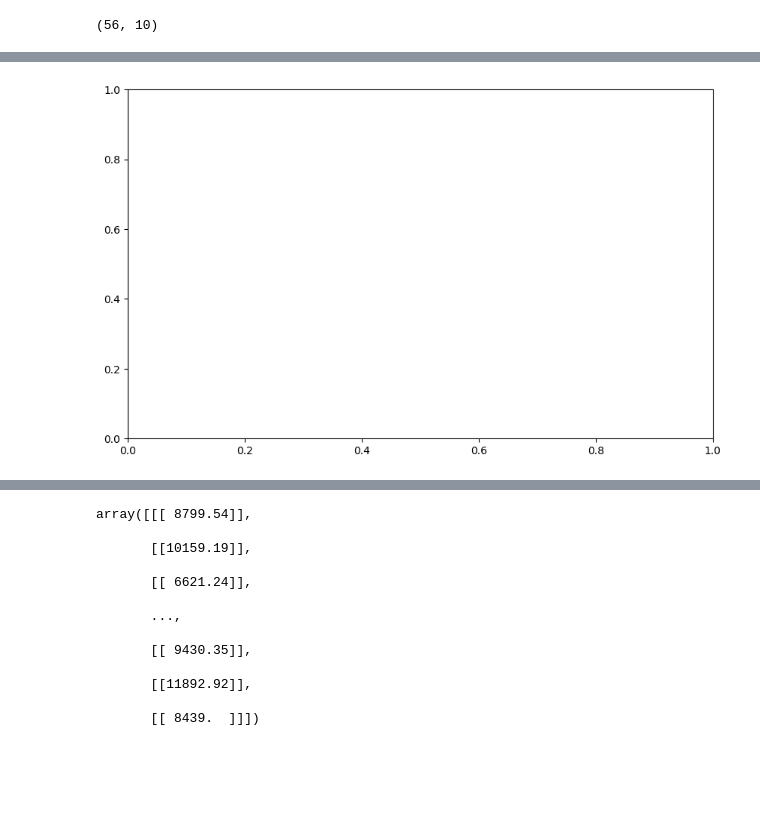
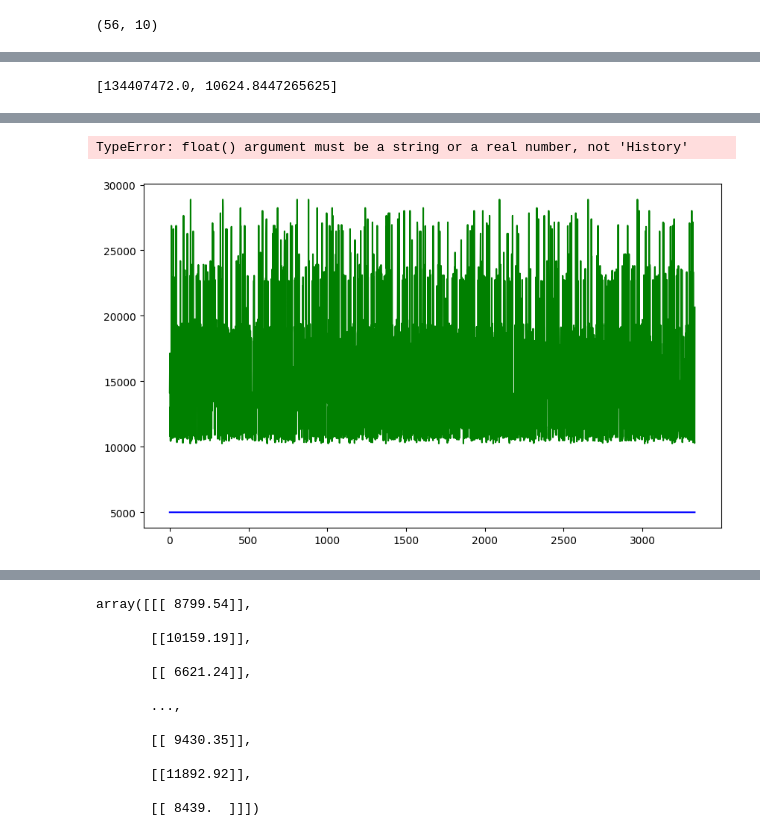
Before and after one commit to egppp/cryptoteller, a Jupyter notebook: LSTM MULTIPLE FEATURES MODELS/LST_MODEL(LIKE_THE CHALLENGE).ipynb, the cells around one changed output, grey strips where cells are left out. Cells and saved outputs as stored; diff of their text form; code cells hidden in the pictures; blank space fills up the shorter version.

```diff
--- a/LSTM MULTIPLE FEATURES MODELS/LST_MODEL(LIKE_THE CHALLENGE).ipynb
+++ b/LSTM MULTIPLE FEATURES MODELS/LST_MODEL(LIKE_THE CHALLENGE).ipynb
@@ -74,7 +74,7 @@ N_FEATURES = 10
 # (2 years will be used for train, 1 for test!)       #
 # --------------------------------------------------- #
 
-FOLD_LENGTH = 4 * 365 * 1  # every 6 hrs x 4 = 24h
+FOLD_LENGTH = 40  # every 6 hrs x 4 = 24h
 # three years
 
 # --------------------------------------------------- #
@@ -287,6 +293,6 @@ X_test_i, y_test_i = get_Xi_yi(fold_test, INPUT_LENGTH, OUTPUT_LENGTH)
 # %%
-# N_TRAIN = 6666  # number_of_sequences_train
-# N_TEST = 3333  # number_of_sequences_test
+N_TRAIN = 3000  # number_of_sequences_train
+N_TEST = 1000  # number_of_sequences_test
 
-# X_train, y_train = get_X_y(fold_train, N_TRAIN, INPUT_LENGTH, OUTPUT_LENGTH)
-# X_test, y_test = get_X_y(fold_test, N_TEST, INPUT_LENGTH, OUTPUT_LENGTH)
+X_train, y_train = get_X_y(fold_train, N_TRAIN, INPUT_LENGTH, OUTPUT_LENGTH)
+X_test, y_test = get_X_y(fold_test, N_TEST, INPUT_LENGTH, OUTPUT_LENGTH)
@@ -406,7 +412,7 @@ def fit_model(model: tf.keras.Model, verbose=1) -> Tuple[tf.keras.Model, dict]:
                         validation_split=0.3,
                         shuffle=False,
                         batch_size=32,
-                        epochs=50,
+                        epochs=20,
                         callbacks=[es],
                         verbose=verbose)
 
@@ -476,3 +463,7 @@ The LSTM MAE on the test set is equal to 8702.24 Dollars
+# %%
+res
+# %% [output]
+[134407472.0, 10624.8447265625]
 # %%
 import matplotlib.pyplot as plt
 
@@ -480,10 +471,10 @@ import matplotlib.pyplot as plt
 plt.figure(figsize=(10, 6))
 
 # Graficar y_train en color azul
-plt.plot(y_train, color='blue', label='y_train')
+plt.plot(model.predict(X_test).reshape(-1,), color='blue', label='y_train')
 
 # Graficar y_test en color verde
-plt.plot(y_test, color='green', label='y_test')
+plt.plot(y_test.reshape(-1,), color='green', label='y_test')
 
 # Graficar history en color rojo
 plt.plot(history, color='red', label='history')
@@ -503 +494,2 @@ ValueError: x and y can be no greater than 2D, but have shapes (6666,) and (6666
+TypeError: float() argument must be a string or a real number, not 'History'
-[figure, old version]
+[figure, new version]
```
Also changed, not shown: parts of 14 cells of this notebook, 10 other files.
